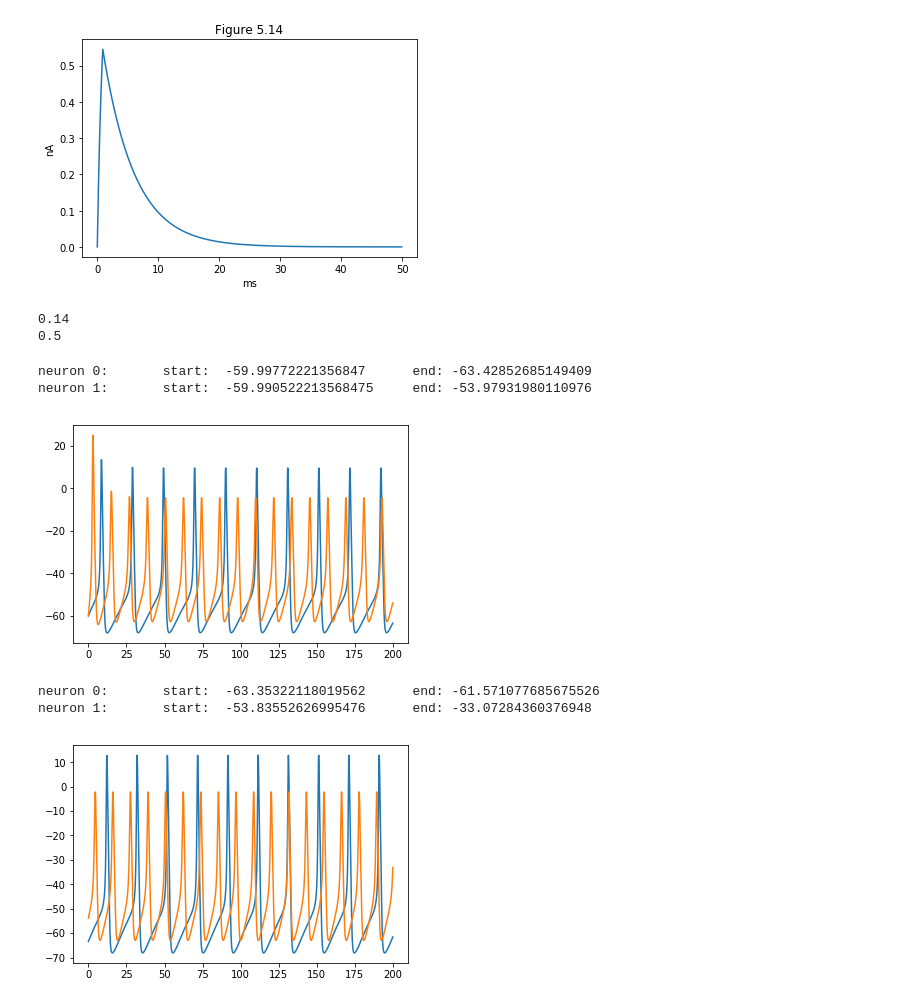
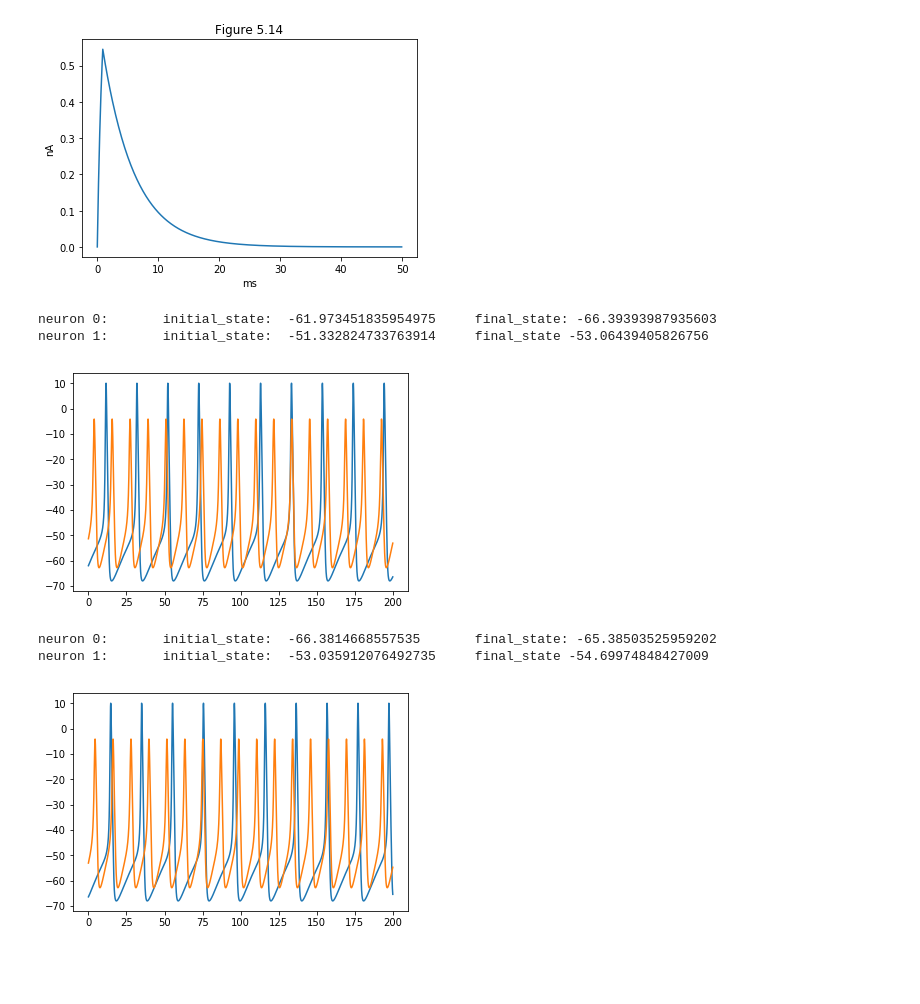
Before and after one commit to zardoz81/TUTORIALS, a Jupyter notebook: Dayan, Abbott - SIMS.ipynb, the cells around one changed output. Drawn from its saved outputs; the diff is of its cells as text; code cells hidden in the pictures; blank space fills up the shorter version.

```diff
--- a/Dayan, Abbott - SIMS.ipynb
+++ b/Dayan, Abbott - SIMS.ipynb
@@ -221,20 +221,17 @@ neurons = []
 for i in range(2):
     neurons.append(Neuron())
 
+# Change some default initialization parameters:
 neurons[0].Ie = 0.14
 neurons[1].Ie = 0.5
-
-for i in neurons:
-    print (i.Ie)
-# %% [output]
-0.14
-0.5
 # %%
+# Simulate the neurons for a specified time. You can re-run the simulation (re-run this cell)
+# in which case the simulation will resume from the final state in the previous run.
+
 T = 200 # length of simulation, ms
-dt = 0.001 # time step in milliseconds
+dt = 0.01 # time step in milliseconds
+
 t = np.arange(0, T, step=dt)
-
-
 VV = np.zeros((len(neurons), len(t)))
 for tt in range(len(t)):
     for n in range(len(neurons)):
@@ -242,28 +239,30 @@ for tt in range(len(t)):
         VV[n,tt] = CN.step(dt)
 for i in range(len(neurons)):
     plt.plot(t, VV[i,:])
-print('neuron 0:', '\tstart: ', VV[0,0], '\tend:', VV[0,-1])
-print('neuron 1:', '\tstart: ', VV[1,0], '\tend:', VV[1,-1])
+print('neuron 0:', '\tinitial_state: ', VV[0,0], '\tfinal_state:', VV[0,-1])
+print('neuron 1:', '\tinitial_state: ', VV[1,0], '\tfinal_state', VV[1,-1])
 # %% [output]
-neuron 0:       start:  -59.99772221356847      end: -63.42852685149409
-neuron 1:       start:  -59.990522213568475     end: -53.97931980110976
+neuron 0:       initial_state:  -61.973451835954975     final_state: -66.39393987935603
+neuron 1:       initial_state:  -51.332824733763914     final_state -53.06439405826756
-[figure, old version]
+[figure, new version]
 # %%
+# Simulate the neurons for a specified time. You can re-run the simulation (re-run this cell)
+# in which case the simulation will resume from the final state in the previous run.
+
 T = 200 # length of simulation, ms
-dt = 0.05 # time step in milliseconds
+dt = 0.01 # time step in milliseconds
+
 t = np.arange(0, T, step=dt)
-
-
 VV = np.zeros((len(neurons), len(t)))
 for tt in range(len(t)):
     for n in range(len(neurons)):
         CN = neurons[n]
         VV[n,tt] = CN.step(dt)
 for i in range(len(neurons)):
     plt.plot(t, VV[i,:])
-print('neuron 0:', '\tstart: ', VV[0,0], '\tend:', VV[0,-1])
-print('neuron 1:', '\tstart: ', VV[1,0], '\tend:', VV[1,-1])
+print('neuron 0:', '\tinitial_state: ', VV[0,0], '\tfinal_state:', VV[0,-1])
+print('neuron 1:', '\tinitial_state: ', VV[1,0], '\tfinal_state', VV[1,-1])
 # %% [output]
-neuron 0:       start:  -63.35322118019562      end: -61.571077685675526
-neuron 1:       start:  -53.83552626995476      end: -33.07284360376948
+neuron 0:       initial_state:  -66.3814668557535       final_state: -65.38503525959202
+neuron 1:       initial_state:  -53.035912076492735     final_state -54.69974848427009
-[figure, old version]
+[figure, new version]
```
